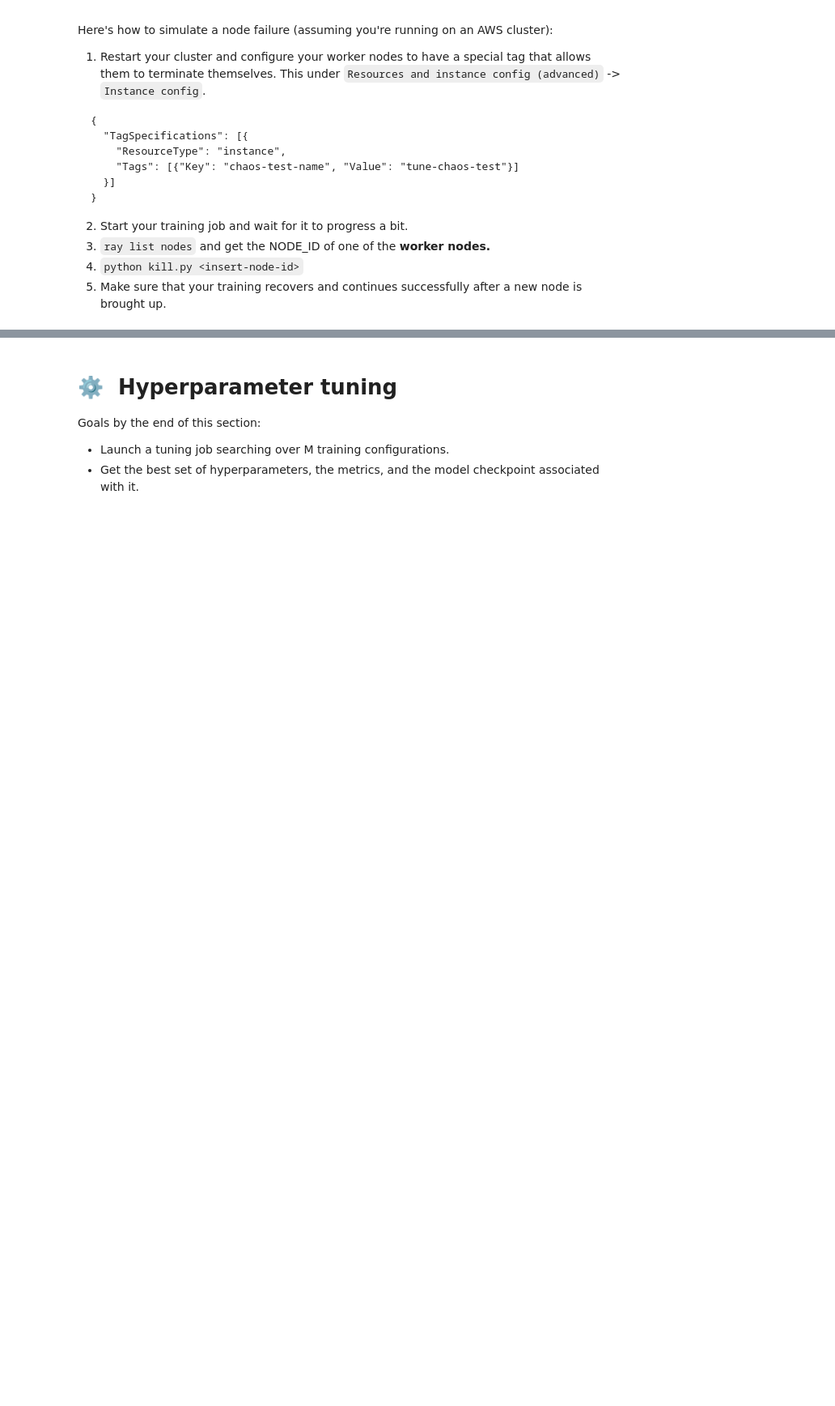
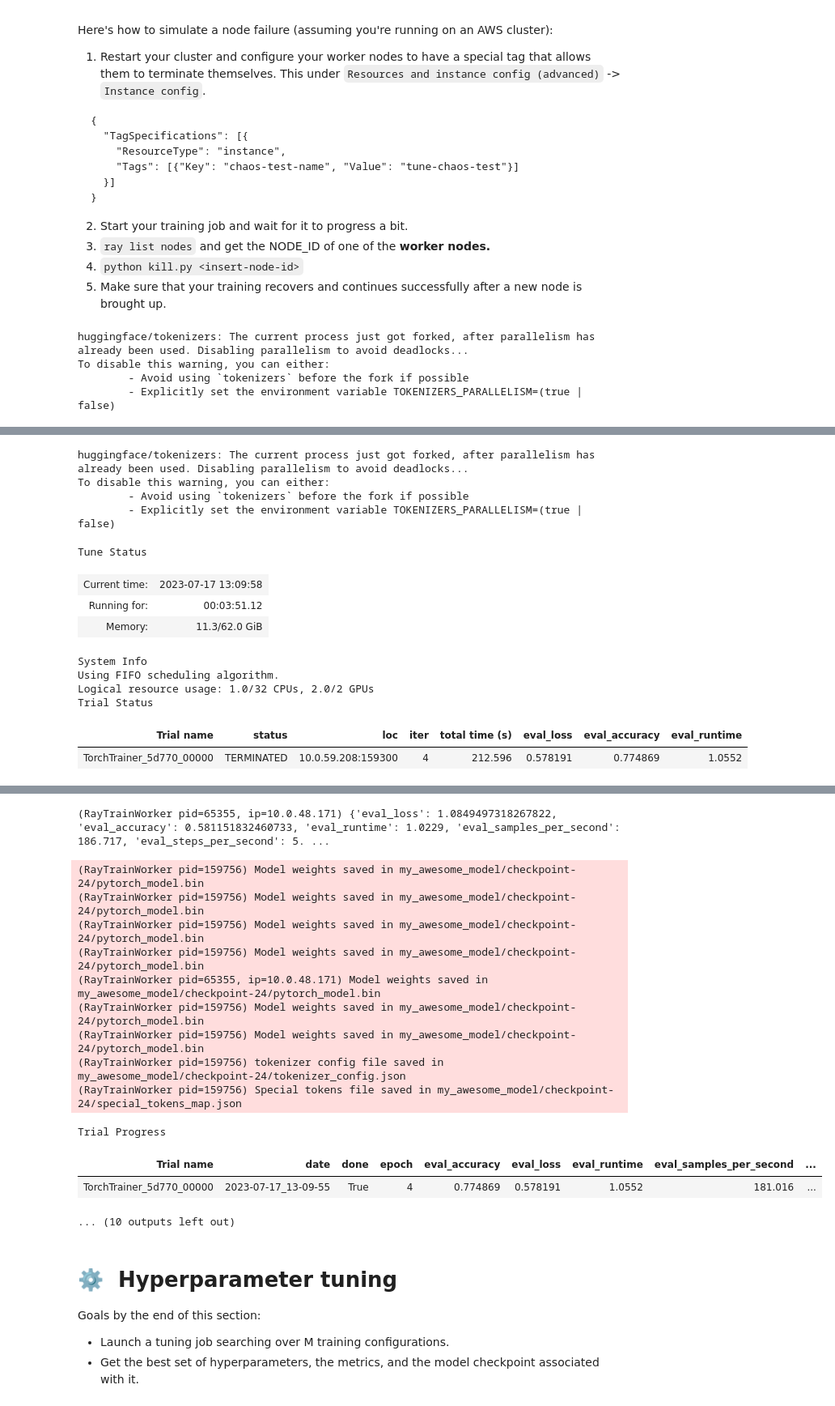
Before and after one commit to woshiyyya/CUJ, a Jupyter notebook: notebooks/madewithml/madewithml.ipynb, the cells around one changed output, grey strips where cells are left out. Shown: that part at 81% size. Saved outputs shown, nothing was run; the diff lists cells and outputs as text; code cells hidden in the pictures; blank space fills up the shorter version.

```diff
--- a/notebooks/madewithml/madewithml.ipynb
+++ b/notebooks/madewithml/madewithml.ipynb
@@ -34,0 +58,16 @@ Goals by the end of this section:
+# %%
+from transformers import AutoTokenizer
+tokenizer = AutoTokenizer.from_pretrained("bert-large-cased")
+
+ALL_TAGS = ["computer-vision", "natural-language-processing", "mlops", "other"]
+
+def preprocess(example):
+    result = {}
+    result["input_text"] = example["title"] + tokenizer.sep_token + example["description"]
+    result["label"] = ALL_TAGS.index(example["tag"])
+    return result
+
+def tokenize(examples):
+    return tokenizer(examples["input_text"])
+
+processed_ds = hf_ds.map(preprocess, batched=False).map(tokenize, batched=True)
@@ -64,3 +213,25 @@ Goals by the end of this section:
+# %%
+# Code here
+from ray.air.config import ScalingConfig, RunConfig, CheckpointConfig
+from ray.train.torch import TorchTrainer
+
+trainer = TorchTrainer(
+    train_loop_per_worker=train_loop_per_worker,
+    train_loop_config={"wandb_api_key": os.environ["WANDB_API_KEY"]},
+    scaling_config=ScalingConfig(
+        num_workers=2,
+        use_gpu=True
+    ),
+    run_config=RunConfig(
+        "cuj-torch-transformer",
+        storage_path="/mnt/cluster_storage/ray_results",
+        checkpoint_config=CheckpointConfig(
+            num_to_keep=2,
+            checkpoint_score_attribute="eval_accuracy",
+            checkpoint_score_order="max"
+        )
+    )
+)
 # %% [markdown]
 # 🚀&nbsp; Model training
 
@@ -94,3 +265,9 @@ Here's how to simulate a node failure (assuming you're running on an AWS cluster
 5. Make sure that your training recovers and continues successfully after a new node is brought up.
 # %%
 # Code here
+result = trainer.fit()
+# %% [output]
+huggingface/tokenizers: The current process just got forked, after parallelism has already been used. Disabling parallelism to avoid deadlocks...
+To disable this warning, you can either:
+        - Avoid using `tokenizers` before the fork if possible
+        - Explicitly set the environment variable TOKENIZERS_PARALLELISM=(true | false)
@@ -96,0 +279,14 @@ Here's how to simulate a node failure (assuming you're running on an AWS cluster
+huggingface/tokenizers: The current process just got forked, after parallelism has already been used. Disabling parallelism to avoid deadlocks...
+To disable this warning, you can either:
+        - Avoid using `tokenizers` before the fork if possible
+        - Explicitly set the environment variable TOKENIZERS_PARALLELISM=(true | false)
+Tune Status
+| Current time: | 2023-07-17 13:09:58 |
+| Running for: | 00:03:51.12 |
+| Memory: | 11.3/62.0 GiB |
+System Info
+Using FIFO scheduling algorithm.
+Logical resource usage: 1.0/32 CPUs, 2.0/2 GPUs
+Trial Status
+| Trial name | status | loc | iter | total time (s) | eval_loss | eval_accuracy | eval_runtime |
+| TorchTrainer_5d770_00000 | TERMINATED | 10.0.59.208:159300 | 4 | 212.596 | 0.578191 | 0.774869 | 1.0552 |
@@ -97,3 +310,17 @@ Here's how to simulate a node failure (assuming you're running on an AWS cluster
+(RayTrainWorker pid=65355, ip=10.0.48.171) {'eval_loss': 1.0849497318267822, 'eval_accuracy': 0.581151832460733, 'eval_runtime': 1.0229, 'eval_samples_per_second': 186.717, 'eval_steps_per_second': 5. ...
+(RayTrainWorker pid=159756) Model weights saved in my_awesome_model/checkpoint-24/pytorch_model.bin
+(RayTrainWorker pid=159756) Model weights saved in my_awesome_model/checkpoint-24/pytorch_model.bin
+(RayTrainWorker pid=159756) Model weights saved in my_awesome_model/checkpoint-24/pytorch_model.bin
+(RayTrainWorker pid=159756) Model weights saved in my_awesome_model/checkpoint-24/pytorch_model.bin
+(RayTrainWorker pid=65355, ip=10.0.48.171) Model weights saved in my_awesome_model/checkpoint-24/pytorch_model.bin
+(RayTrainWorker pid=159756) Model weights saved in my_awesome_model/checkpoint-24/pytorch_model.bin
+(RayTrainWorker pid=159756) Model weights saved in my_awesome_model/checkpoint-24/pytorch_model.bin
+(RayTrainWorker pid=159756) tokenizer config file saved in my_awesome_model/checkpoint-24/tokenizer_config.json
+(RayTrainWorker pid=159756) Special tokens file saved in my_awesome_model/checkpoint-24/special_tokens_map.json
+Trial Progress
+| Trial name | date | done | epoch | eval_accuracy | eval_loss | eval_runtime | eval_samples_per_second | ... |
+| TorchTrainer_5d770_00000 | 2023-07-17_13-09-55 | True | 4 | 0.774869 | 0.578191 | 1.0552 | 181.016 | ... |
+... (10 outputs left out)
 # %% [markdown]
 # ⚙️&nbsp; Hyperparameter tuning
 
```
Also changed, not shown: parts of 12 cells of this notebook, 10 other files.
